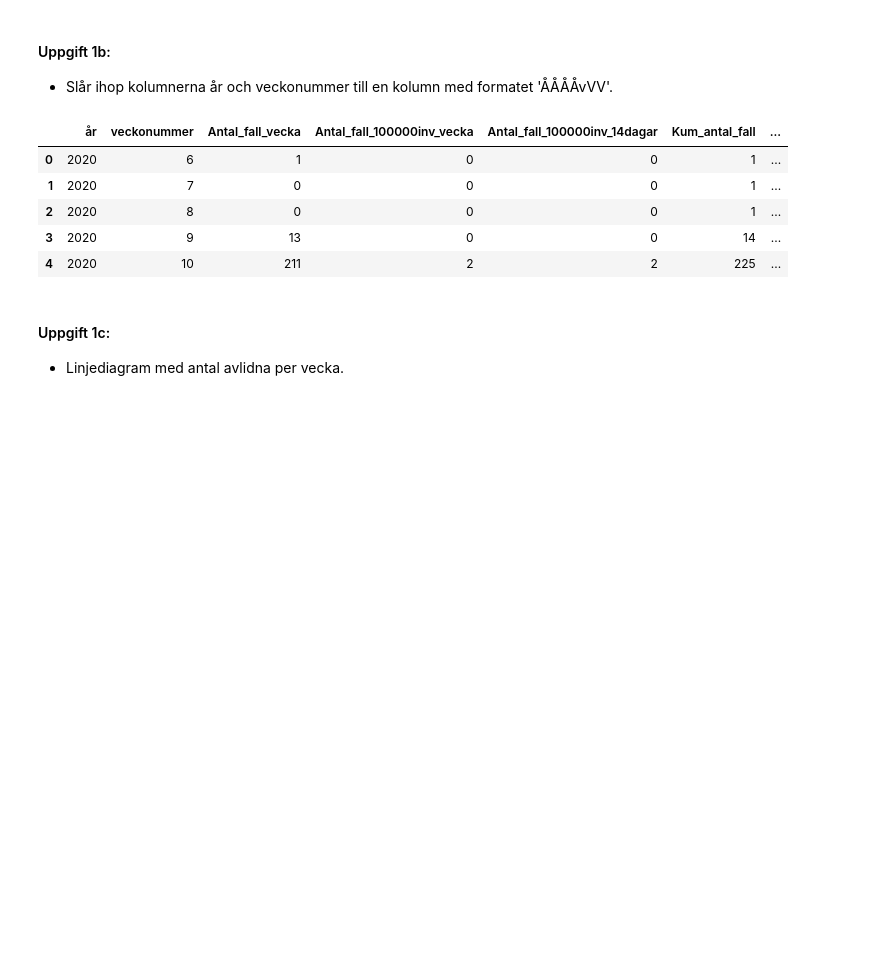
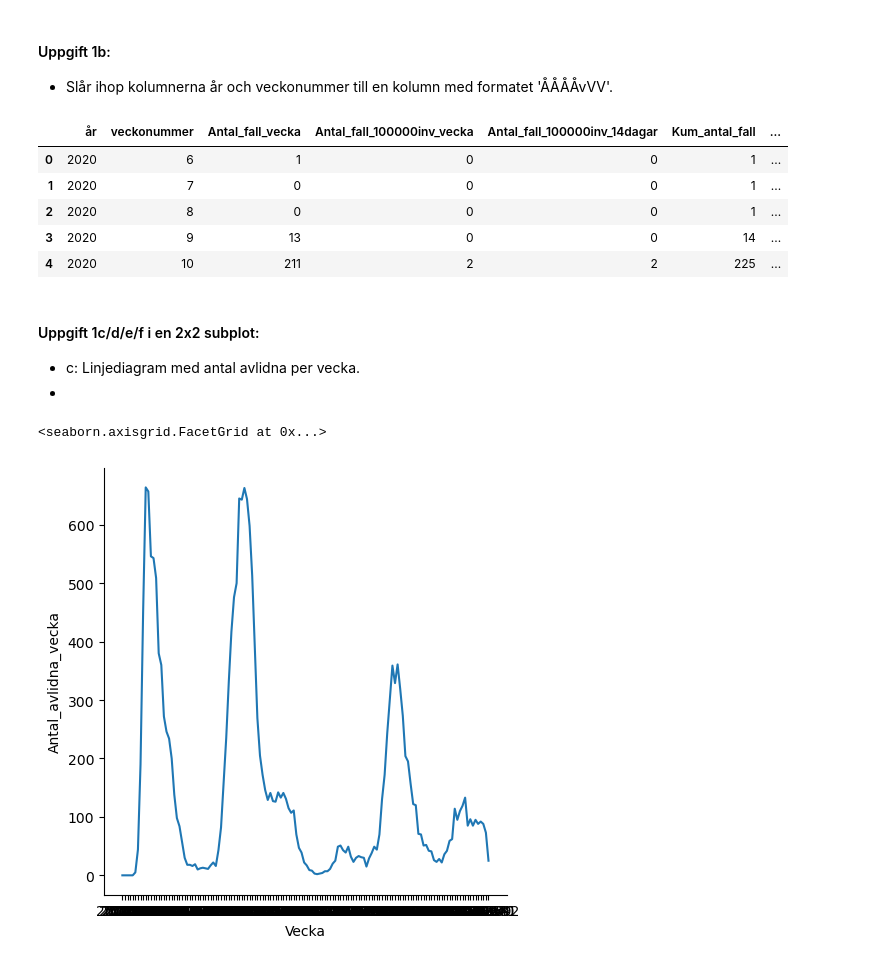
Before and after one commit to dancla240/Databehandling_Daniel_Claesson, a Jupyter notebook: Lab1/Lab1_Daniel_Claesson.ipynb, the cells around one changed output. Cells and saved outputs as stored; diff of their text form; code cells hidden in the pictures; blank space fills up the shorter version.

```diff
--- a/Lab1/Lab1_Daniel_Claesson.ipynb
+++ b/Lab1/Lab1_Daniel_Claesson.ipynb
@@ -109,6 +111,14 @@ covid.head()
 | 3 | 2020 | 9 | 13 | 0 | 0 | 14 | ... |
 | 4 | 2020 | 10 | 211 | 2 | 2 | 225 | ... |
 # %% [markdown]
-#### Uppgift 1c:
-- Linjediagram med antal avlidna per vecka.
+#### Uppgift 1c/d/e/f i en 2x2 subplot:
+- c: Linjediagram med antal avlidna per vecka.
+-
+# %%
+#sns.lineplot(x='Vecka', y='Antal_avlidna_vecka', data=covid)
+
+sns.relplot(x='Vecka', y='Antal_avlidna_vecka', kind='line', data=covid)
+# %% [output]
+<seaborn.axisgrid.FacetGrid at 0x...>
+[figure, added]
 # %%
```
Also changed, not shown: parts of 3 cells of this notebook.
